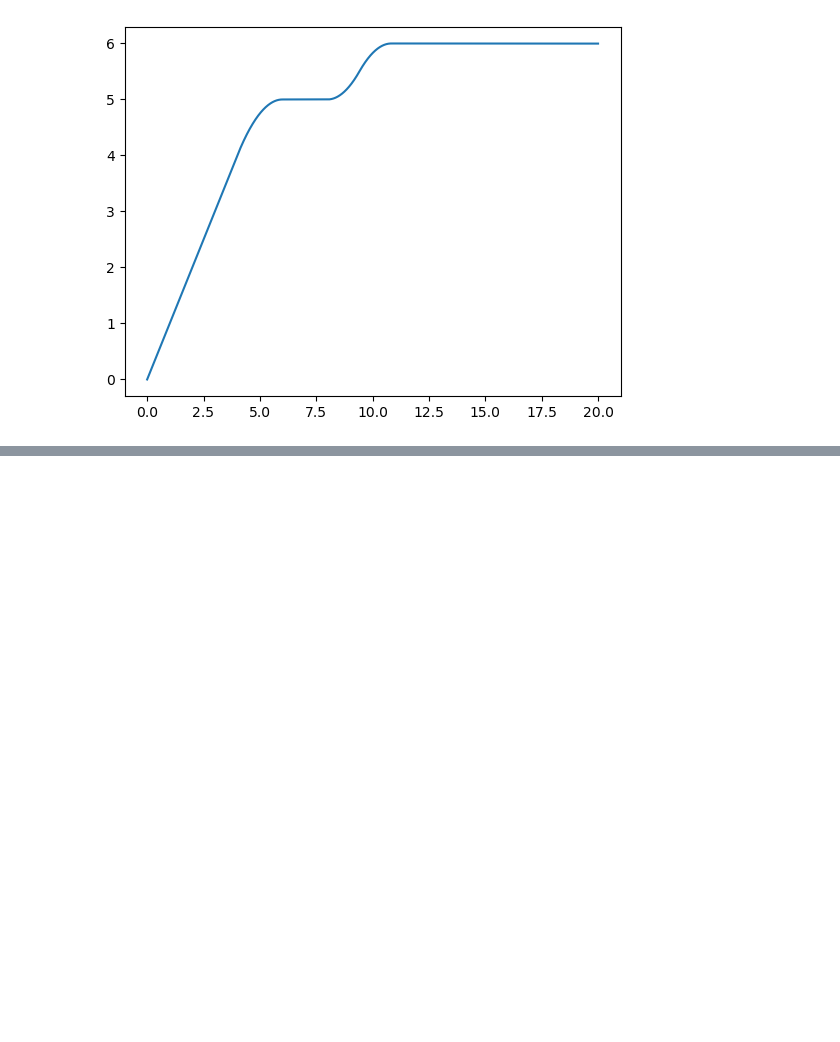
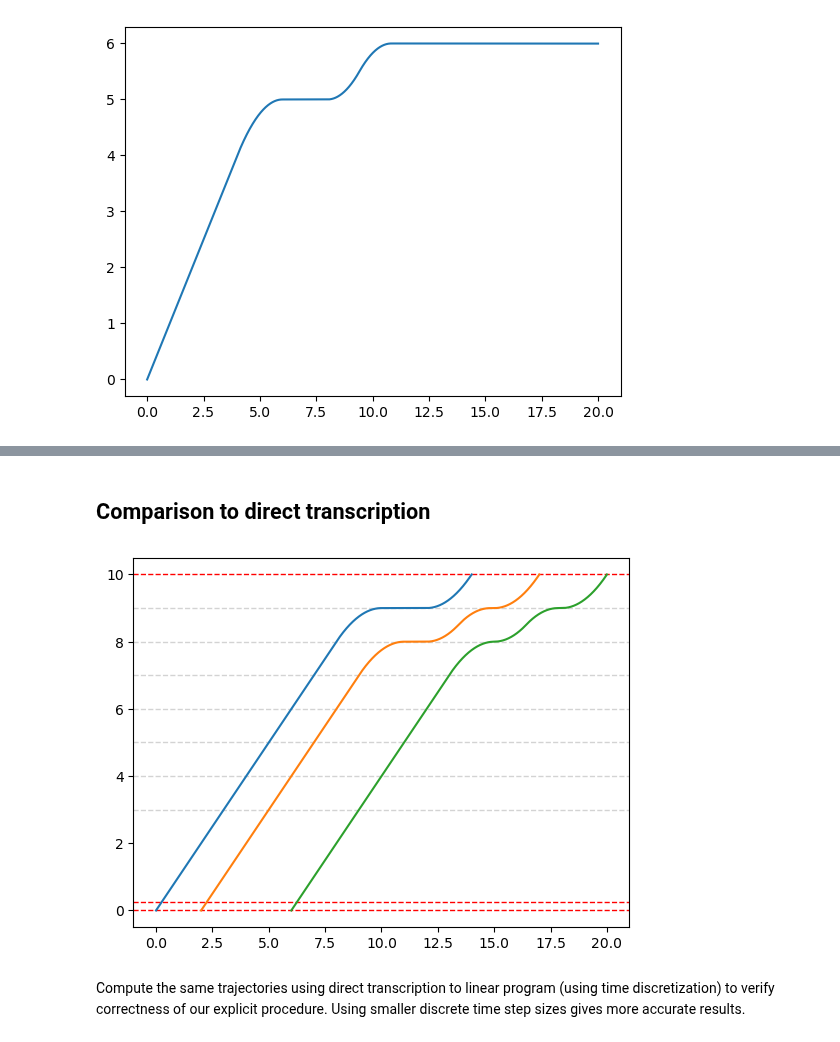
Before and after one commit to jeroenvanriel/traffic-scheduling, a Jupyter notebook: motion/explicit.ipynb, the cells around one changed output, grey strips where cells are left out. Saved outputs shown, nothing was run; the diff lists cells and outputs as text; code cells hidden in the pictures; blank space fills up the shorter version.

Commit message:
explicit calculation of trajectories

```diff
--- a/motion/explicit.ipynb
+++ b/motion/explicit.ipynb
@@ -165,0 +231,46 @@ plt.plot(tr.t, tr.y[0,:]);
+# %% [markdown]
+## Comparison to direct transcription
+# %%
+def capacity(D):
+    """Compute lane capacity, given lane length `D`."""
+    return math.floor((D - W - 2 * acceleration_distance) / L)
+# %%
+def extract_trajectories(trajectories, D, L):
+    """Trim the positions (and corresponding time) to positions
+    `(0, D)`, which is the current lane, for comparision."""
+    out = []
+    for tr in trajectories:
+        y = tr.y[0,:]
+        ix = np.logical_and(y >= 0, y <= D)
+        ts = tr['t'][ix]
+        ys = tr['y'][0, ix]
+        out.append((ts, ys))
+    return out
+# %%
+def draw_trajectories(trajectories, D, L, W):
+    # plot intersections
+    plt.axhline(y=0, color='r', linestyle='--', lw=1)
+    plt.axhline(y=W, color='r', linestyle='--', lw=1)
+    plt.axhline(y=D, color='r', linestyle='--', lw=1)
+
+    # draw buffer positions
+    for i in range(capacity(D)):
+        plt.axhline(y=D - acceleration_distance - i * L, color='lightgrey', linestyle='--', lw=1)
+
+    # draw the earliest possible stopping position
+    #plt.axhline(y=W + L + acceleration_distance, color='lightblue', linestyle='-', lw=1)
+
+    for tr in trajectories:
+        plt.plot(*tr);
+# %%
+# specify in schedule time
+arrivals_hat = [0, 2 * rho, 6 * rho]
+crossings_hat = [4, 7, 10]
+trajectories = explicit_motion(arrivals_hat, crossings_hat, D)
+# %%
+trs_explicit = extract_trajectories(trajectories, D, L)
+draw_trajectories(trs_explicit, D, L, W)
+# %% [output]
+[figure, added]
+# %% [markdown]
+Compute the same trajectories using direct transcription to linear program (using time discretization) to verify correctness of our explicit procedure. Using smaller discrete time step sizes gives more accurate results.
```
Also changed, not shown: parts of 16 cells of this notebook, 2 other files.
